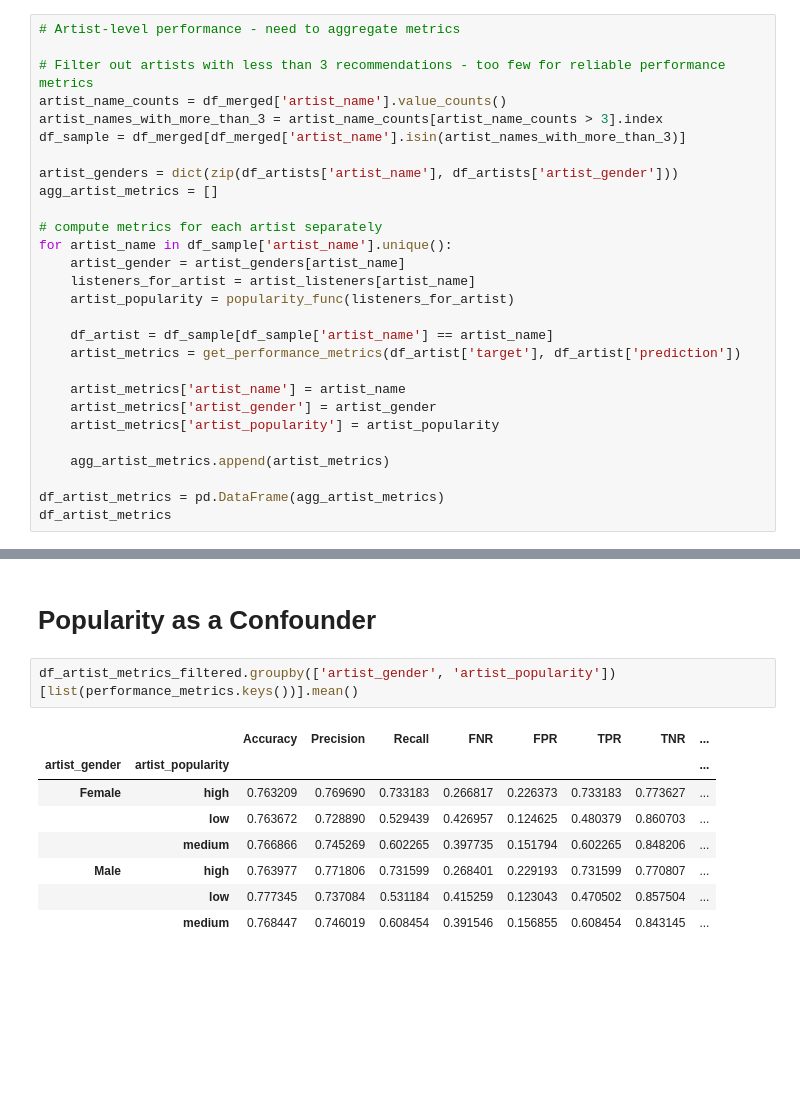
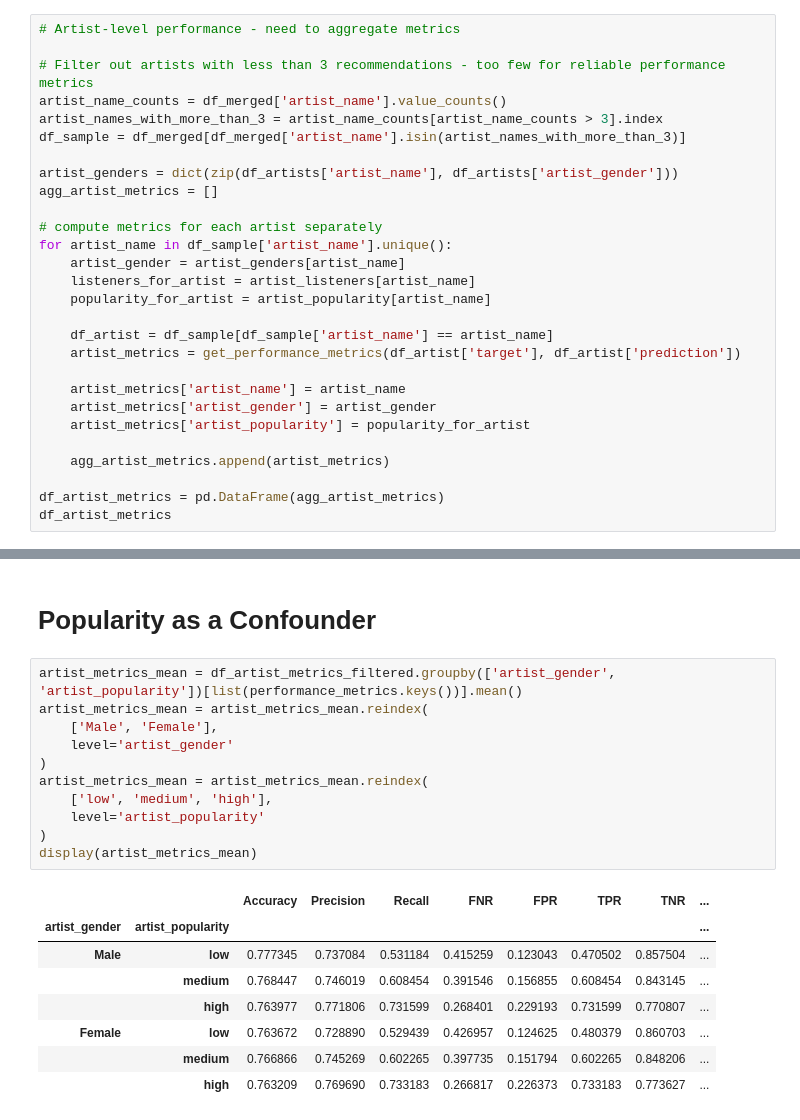
Before and after one commit to jeffgord/RAI-final, a Jupyter notebook: analysis-final.ipynb, the cells around one changed output, grey strips where cells are left out. Saved outputs shown, nothing was run; the diff lists cells and outputs as text; blank space fills up the shorter version.

```diff
--- a/analysis-final.ipynb
+++ b/analysis-final.ipynb
@@ -186,14 +185,14 @@ agg_artist_metrics = []
 for artist_name in df_sample['artist_name'].unique():
     artist_gender = artist_genders[artist_name]
     listeners_for_artist = artist_listeners[artist_name]
-    artist_popularity = popularity_func(listeners_for_artist)
+    popularity_for_artist = artist_popularity[artist_name]
 
     df_artist = df_sample[df_sample['artist_name'] == artist_name]
     artist_metrics = get_performance_metrics(df_artist['target'], df_artist['prediction'])
 
     artist_metrics['artist_name'] = artist_name
     artist_metrics['artist_gender'] = artist_gender
-    artist_metrics['artist_popularity'] = artist_popularity
+    artist_metrics['artist_popularity'] = popularity_for_artist
 
     agg_artist_metrics.append(artist_metrics)
 
@@ -280,13 +279,22 @@ get_fairness_metrics(male_metrics, female_metrics)
 # %% [markdown]
 # Popularity as a Confounder
 # %%
-df_artist_metrics_filtered.groupby(['artist_gender', 'artist_popularity'])[list(performance_metrics.keys())].mean()
+artist_metrics_mean = df_artist_metrics_filtered.groupby(['artist_gender', 'artist_popularity'])[list(performance_metrics.keys())].mean()
+artist_metrics_mean = artist_metrics_mean.reindex(
+    ['Male', 'Female'],
+    level='artist_gender'
+)
+artist_metrics_mean = artist_metrics_mean.reindex(
+    ['low', 'medium', 'high'],
+    level='artist_popularity'
+)
+display(artist_metrics_mean)
 # %% [output]
 |  |  | Accuracy | Precision | Recall | FNR | FPR | TPR | TNR | ... |
 | artist_gender | artist_popularity |  |  |  |  |  |  |  | ... |
-| Female | high | 0.763209 | 0.769690 | 0.733183 | 0.266817 | 0.226373 | 0.733183 | 0.773627 | ... |
-|  | low | 0.763672 | 0.728890 | 0.529439 | 0.426957 | 0.124625 | 0.480379 | 0.860703 | ... |
+| Male | low | 0.777345 | 0.737084 | 0.531184 | 0.415259 | 0.123043 | 0.470502 | 0.857504 | ... |
+|  | medium | 0.768447 | 0.746019 | 0.608454 | 0.391546 | 0.156855 | 0.608454 | 0.843145 | ... |
+|  | high | 0.763977 | 0.771806 | 0.731599 | 0.268401 | 0.229193 | 0.731599 | 0.770807 | ... |
+| Female | low | 0.763672 | 0.728890 | 0.529439 | 0.426957 | 0.124625 | 0.480379 | 0.860703 | ... |
 |  | medium | 0.766866 | 0.745269 | 0.602265 | 0.397735 | 0.151794 | 0.602265 | 0.848206 | ... |
-| Male | high | 0.763977 | 0.771806 | 0.731599 | 0.268401 | 0.229193 | 0.731599 | 0.770807 | ... |
-|  | low | 0.777345 | 0.737084 | 0.531184 | 0.415259 | 0.123043 | 0.470502 | 0.857504 | ... |
-|  | medium | 0.768447 | 0.746019 | 0.608454 | 0.391546 | 0.156855 | 0.608454 | 0.843145 | ... |
+|  | high | 0.763209 | 0.769690 | 0.733183 | 0.266817 | 0.226373 | 0.733183 | 0.773627 | ... |
```
Also changed, not shown: parts of 3 cells of this notebook.
